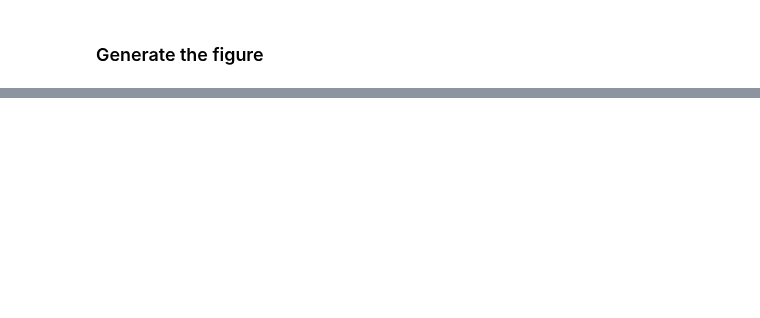
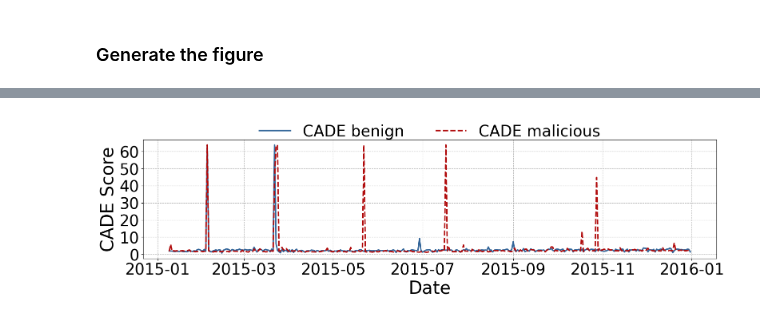
Before and after one commit to SafeNetIoT/LANTERN, a Jupyter notebook: SOTA/analysis.ipynb, the cells around one changed output, grey strips where cells are left out. Saved outputs shown, nothing was run; the diff lists cells and outputs as text; code cells hidden in the pictures; blank space fills up the shorter version.

```diff
--- a/SOTA/analysis.ipynb
+++ b/SOTA/analysis.ipynb
@@ -315,0 +346,88 @@ print(stage_map)
+# %%
+import pandas as pd
+import matplotlib.pyplot as plt
+import numpy as np
+import matplotlib.dates as mdates
+
+# === Load ===
+df = pd.read_csv("kyoto/kyoto_daily_scores.csv")
+df["block_start"] = pd.to_datetime(df["block_start"])
+
+# === Style settings ===
+font_main = 32
+font_extra = 28
+figsize = (16, 5)
+
+color_benign = "#34669A"
+color_malicious = "#B00A0B"
+
+indicators = ["cade", "gidx", "pe", "lmt"]
+
+for ind in indicators:
+    ben_col = f"{ind}_score_benign"
+    mal_col = f"{ind}_score_malicious"
+
+    # === robust clipping (avoid spike domination) ===
+    cap = max(
+        df[ben_col].quantile(0.99),
+        df[mal_col].quantile(0.99),
+    )
+
+    ben_plot = df[ben_col].clip(upper=cap)
+    mal_plot = df[mal_col].clip(upper=cap)
+
+    plt.figure(figsize=figsize)
+
+    plt.plot(
+        df["block_start"],
+        ben_plot,
+        color=color_benign,
+        linewidth=2.5,
+        #marker="o",
+        label=f"{ind.upper()} benign"
+    )
+
+    plt.plot(
+        df["block_start"],
+        mal_plot,
+        color=color_malicious,
+        linewidth=2.5,
+        linestyle="--",
+        #marker="o",
+        label=f"{ind.upper()} malicious"
+    )
+
+    # === Labels ===
+    plt.ylabel(f"{ind.upper()} Score", fontsize=font_main)
+    plt.xlabel("Date", fontsize=font_main)
+
+    # === Grid ===
+    plt.grid(alpha=0.9, linestyle="--")
+
+    # === Legend ===
+    plt.legend(
+        loc="upper center",
+        bbox_to_anchor=(0.5, 1.25),
+        ncol=2,
+        frameon=False,
+        fontsize=font_extra
+    )
+
+    # === Axis formatting ===
+    plt.gca().xaxis.set_major_locator(mdates.MonthLocator(interval=2))
+    plt.gca().xaxis.set_major_formatter(mdates.DateFormatter("%Y-%m"))
+
+    plt.xticks(rotation=0, fontsize=font_extra)
+    plt.yticks(fontsize=font_extra)
+
+    plt.tight_layout()
+
+    # === Save ===
+    plt.savefig(
+        f"kyoto_{ind}_benign_vs_malicious.pdf",
+        bbox_inches="tight"
+    )
+
+    plt.show()
+# %% [output]
+[figure, added]
```
Also changed, not shown: parts of 8 cells of this notebook, 45 other files.
